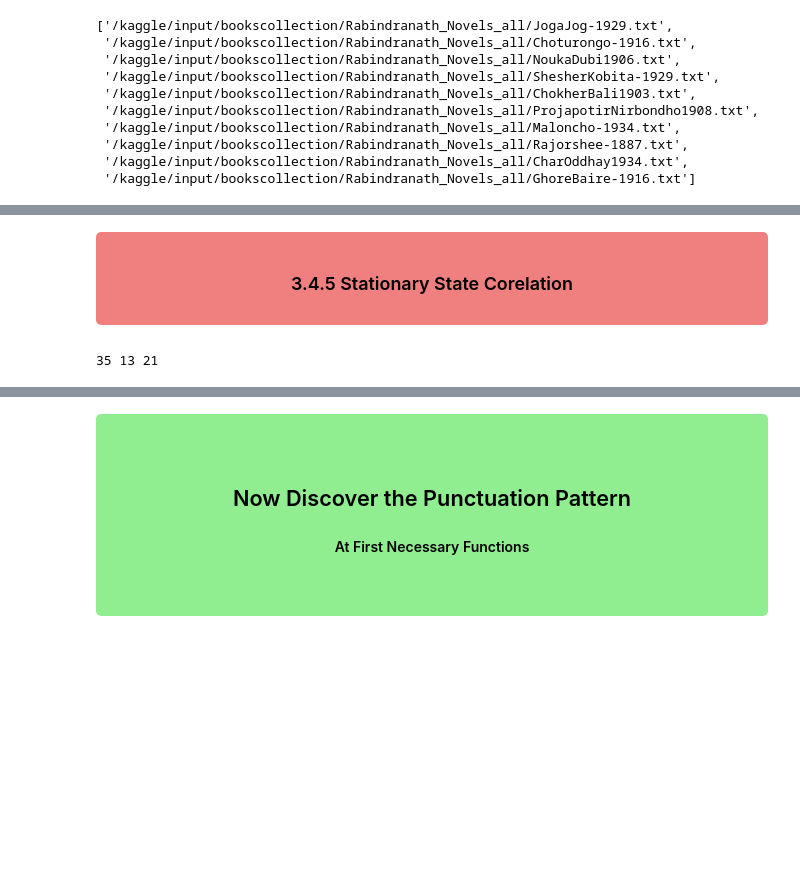
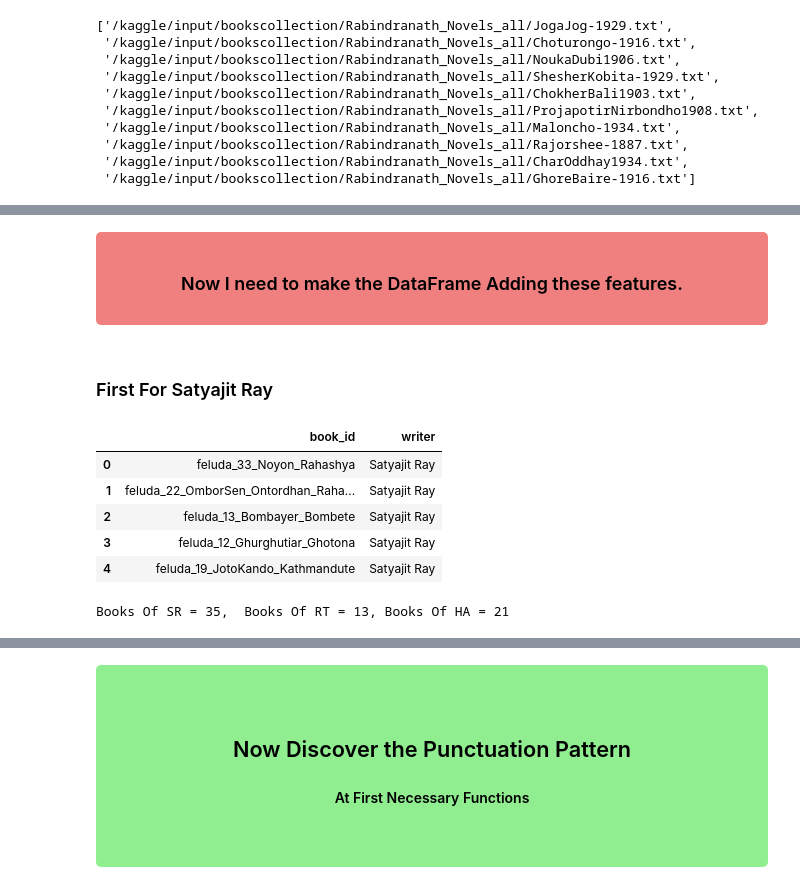
Before and after one commit to oitik/Harun-SIr, a Jupyter notebook: redefined-paper3-code.ipynb, the cells around one changed output, grey strips where cells are left out. Cells and saved outputs as stored; diff of their text form; code cells hidden in the pictures; blank space fills up the shorter version.

Commit message:
Kaggle Notebook | Redefined_paper3_code | Version 2

```diff
--- a/redefined-paper3-code.ipynb
+++ b/redefined-paper3-code.ipynb
@@ -1316,6 +772,6 @@ scatter_plot_with_lines(sim_arr1, sim_arr2, sim_arr3, save_path = '/kaggle/worki
 # %% [markdown]
 <div style="background-color: lightcoral; padding: 15px; border-radius: 5px; margin-bottom: 10px; text-align: center;">
 
- ### 3.4.5 Stationary State Corelation
+ ### Now I need to make the DataFrame Adding these features.
 
 </div>
@@ -1335,4 +777,0 @@ def get_cosine_similarity2(array):
-# %%
-print(len(st_matArr1), len(st_matArr2), len(st_matArr3))
-# %% [output]
-35 13 21
@@ -1345,0 +778,32 @@ scatter_plot_with_lines(sim_ar1, sim_ar2, sim_ar3, save_path = '/kaggle/working/
+# %%
+def book_list(path):
+    '''
+    Returns the book list of in a directory
+    '''
+    # Create all the book names list
+    np.random.seed(42)
+    paths = []
+    for dirname, _, filenames in os.walk(path):
+        for filename in filenames:
+            paths.append(os.path.join(filename.replace('.txt', '')))
+    return paths
+# %%
+sr_book_list = book_list('/kaggle/input/bookscollection/Feluda all copy')
+rt_book_list = book_list('/kaggle/input/bookscollection/Rabindranath_Novels_all')
+ha_book_list = book_list('/kaggle/input/bookscollection/Himu_all')
+# %% [markdown]
+### First For Satyajit Ray
+# %%
+srdata = pd.DataFrame(
+{
+    'book_id' : sr_book_list,
+    'writer': 'Satyajit Ray'
+})
+srdata.head()
+# %% [output]
+|  | book_id | writer |
+| 0 | feluda_33_Noyon_Rahashya | Satyajit Ray |
+| 1 | feluda_22_OmborSen_Ontordhan_Raha... | Satyajit Ray |
+| 2 | feluda_13_Bombayer_Bombete | Satyajit Ray |
+| 3 | feluda_12_Ghurghutiar_Ghotona | Satyajit Ray |
+| 4 | feluda_19_JotoKando_Kathmandute | Satyajit Ray |
@@ -1345,0 +815,11 @@ scatter_plot_with_lines(sim_ar1, sim_ar2, sim_ar3, save_path = '/kaggle/working/
+# %%
+# Satyajit Ray
+st_matArr1 = []
+for i in range(len(lenarr1)):
+    st_matArr1.append(stationary_state(showA(lenarr1[i], states, d)))
+
+state_mat1 = []
+for i in range(len(lenarr1)):
+    state_mat1.append(showA(lenarr1[i], states, d))
+# %% [output]
+Books Of SR = 35,  Books Of RT = 13, Books Of HA = 21
```
Also changed, not shown: parts of 64 cells of this notebook.
